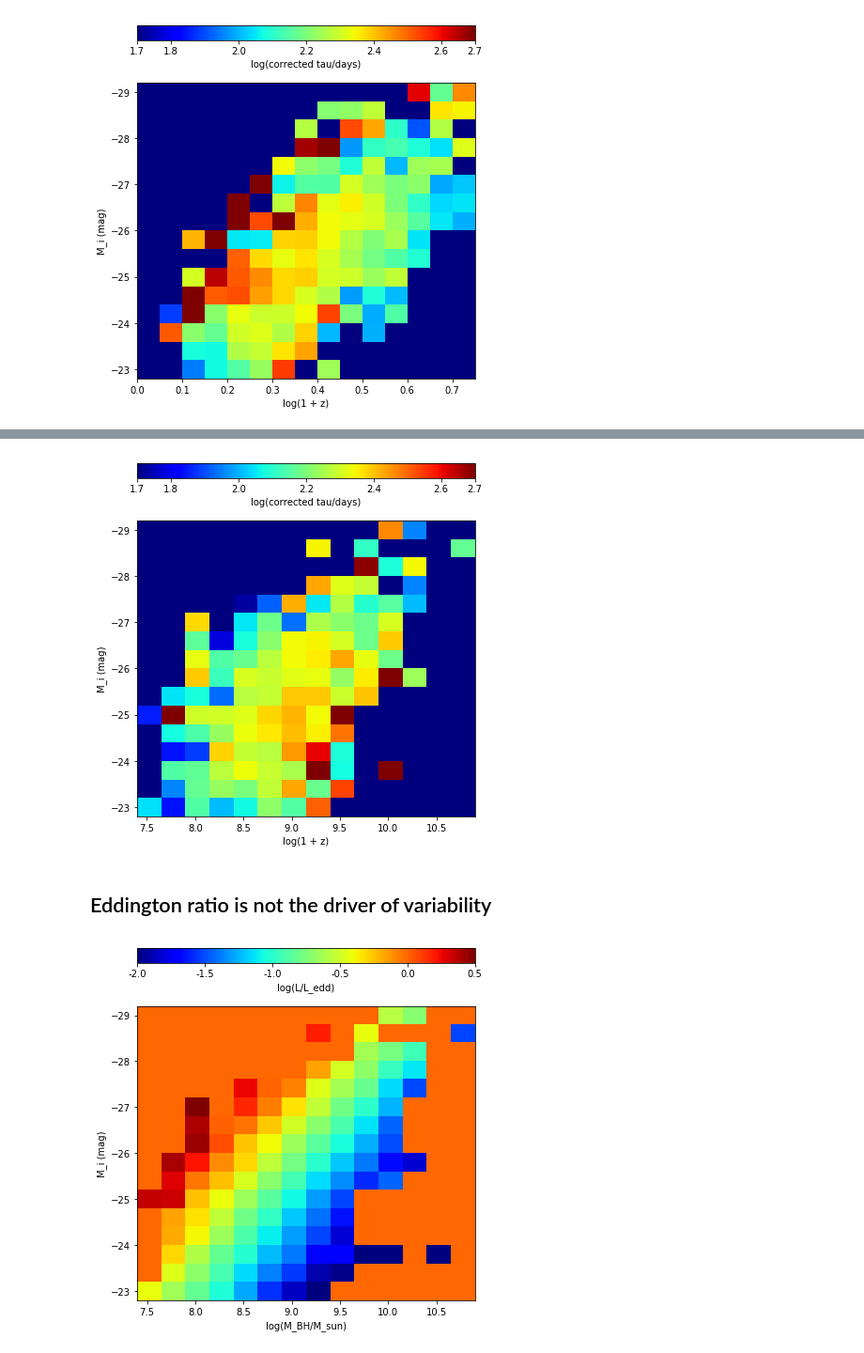
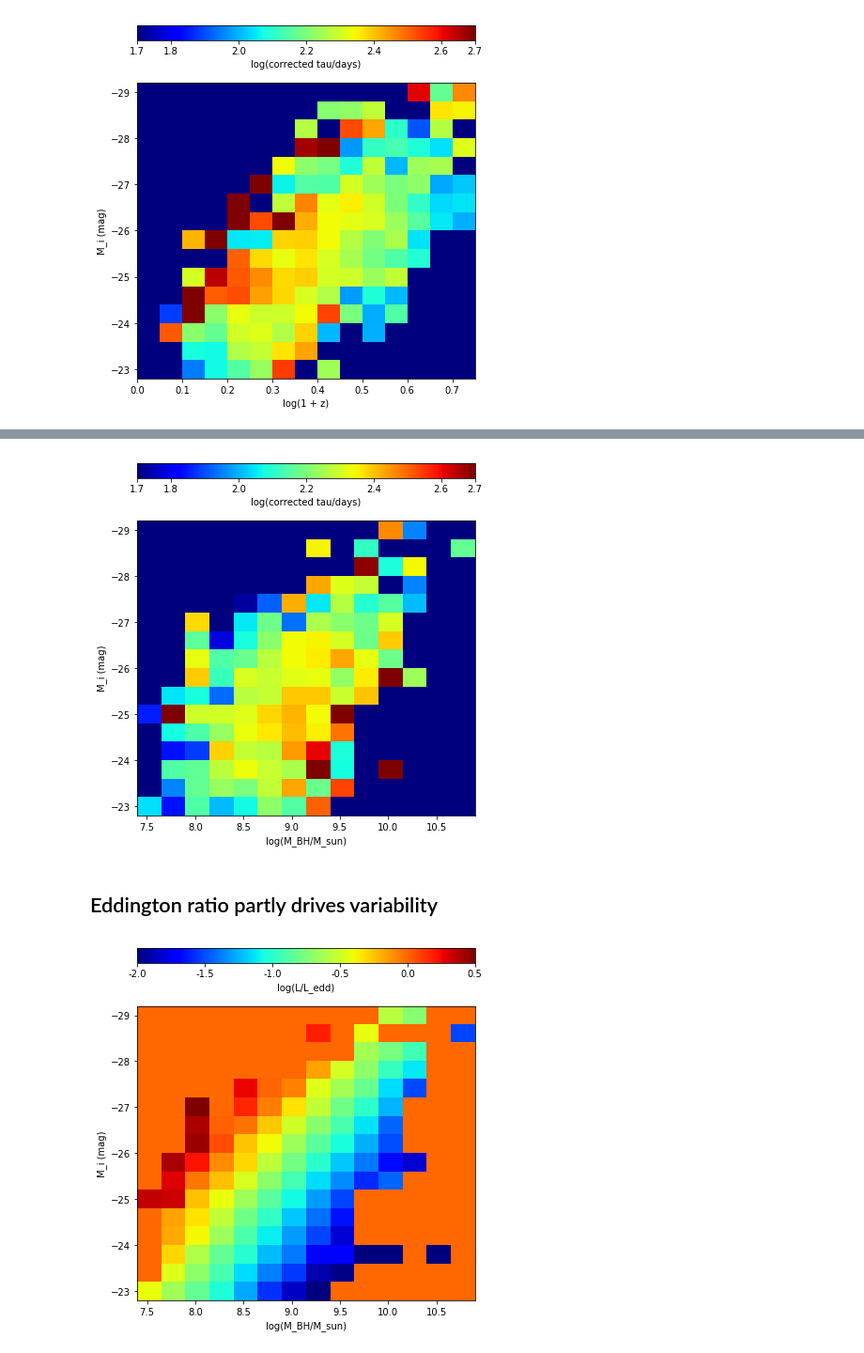
Before and after one commit to jiwoncpark/damped-random-walk, a Jupyter notebook: notebooks/Reproduce_S82_DRW.ipynb, the cells around one changed output, grey strips where cells are left out. Shown at 94% size. Drawn from its saved outputs; the diff is of its cells as text; code cells hidden in the pictures.

```diff
--- a/notebooks/Reproduce_S82_DRW.ipynb
+++ b/notebooks/Reproduce_S82_DRW.ipynb
@@ -341,20 +368,20 @@ plotting_utils.plot_2d_hist_stats(lam_fit,
 # %%
 # Fig 14 bottom right
 plotting_utils.plot_2d_hist_stats(lam_fit,
                          colnames_2d=['mass_BH', 'M_i_kcorr0'],
                          bins_2d=[np.arange(7.4, 11.0, 0.25), np.arange(-29.2, -22.5, 0.4)],
                          invert_y_axis=True,
                          colname_color='log_rf_tau_corrected',
                          ticks_color=[1.7, 1.8, 2.0, 2.2, 2.4, 2.6, 2.7],
                          invert_color=False,
-                         x_label='log(1 + z)',
+                         x_label='log(M_BH/M_sun)',
                          y_label='M_i (mag)',
                          color_label='log(corrected tau/days)',
                          cmap_name='jet')
 # %% [output]
-[figure, old version]
+[figure, new version]
 # %% [markdown]
-## Eddington ratio is not the driver of variability
+## Eddington ratio partly drives variability
 # %%
 # Fig 15 left
 log_L_edd = np.log10(1.5) + 38.0 + lam_fit['mass_BH'].values # approximation used by MacLeod et al 2010, in erg/s
```
Also changed, not shown: parts of 16 cells of this notebook, 2 other files.
